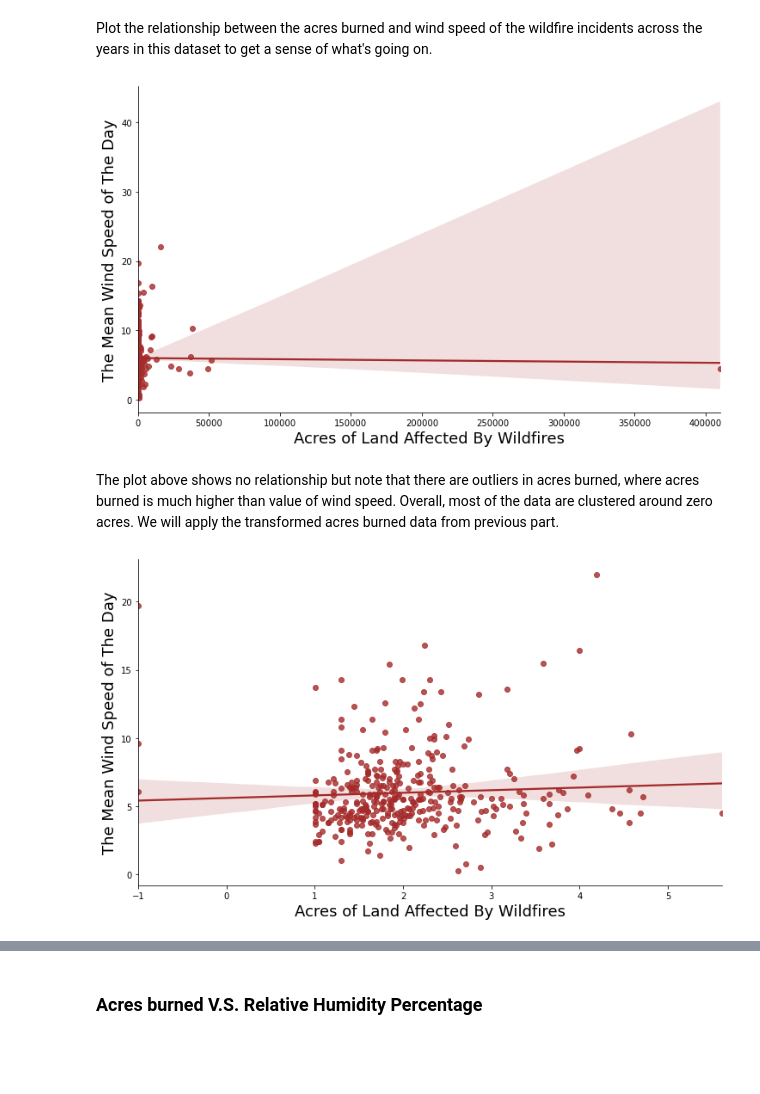
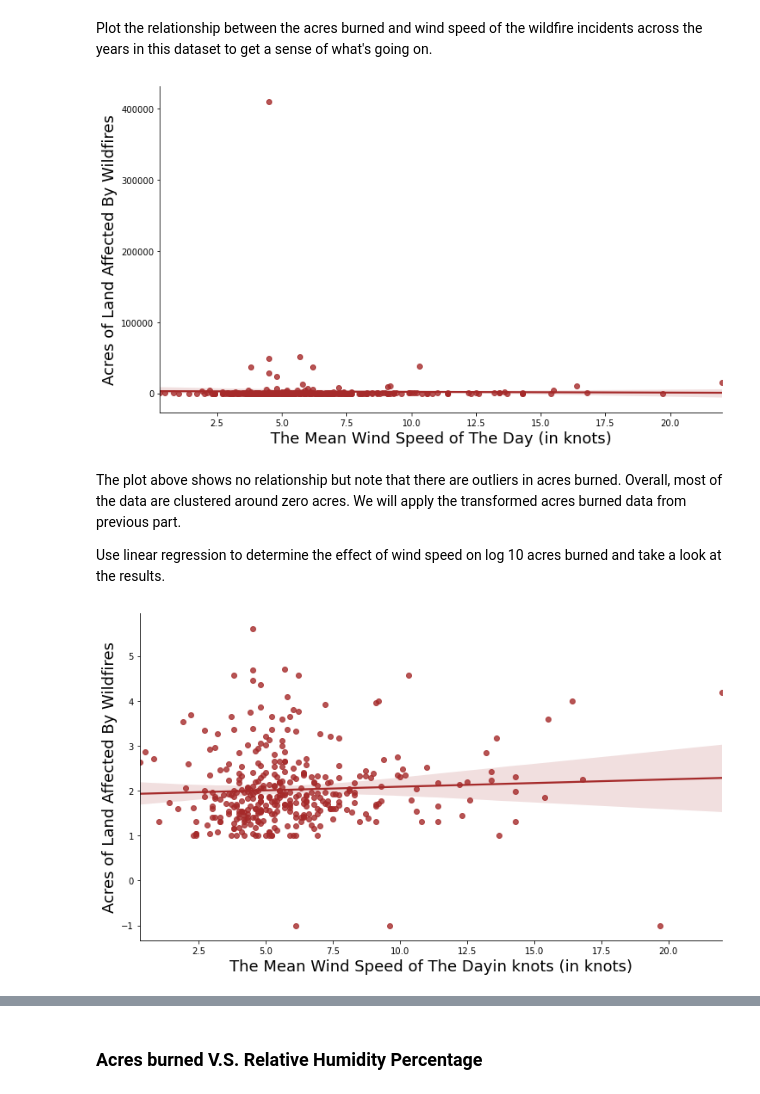
Before and after one commit to vikizzz/Analysis-on-the-Scale-of-Wildfire-Incident-in-California, a Jupyter notebook: EDACheckpoint_group010.ipynb, the cells around one changed output, grey strips where cells are left out. Cells and saved outputs as stored; diff of their text form; code cells hidden in the pictures; blank space fills up the shorter version.

```diff
--- a/EDACheckpoint_group010.ipynb
+++ b/EDACheckpoint_group010.ipynb
@@ -508,35 +508,37 @@ Therefore, we conclude that there is not a significant relationship between the
 Plot the relationship between the acres burned and wind speed of the wildfire incidents across the years in this dataset to get a sense of what's going on.
 # %%
 # Relationship between the arces burned and temperatures of wildfire incidents
-sns.lmplot(x = 'AcresBurned',
-           y = 'WindSpd',
+sns.lmplot(y = 'AcresBurned',
+           x = 'WindSpd',
            data = df,
            fit_reg = True,
            height = 6,
            aspect = 1.7,
            line_kws={'color': 'brown'},
            scatter_kws={'color': 'brown'})
-plt.xlabel('Acres of Land Affected By Wildfires', size=18)
-plt.ylabel('The Mean Wind Speed of The Day', size=18)
+plt.ylabel('Acres of Land Affected By Wildfires', size=18)
+plt.xlabel('The Mean Wind Speed of The Day (in knots)', size=18)
 plt.title('');
 # %% [output]
-[figure, old version]
+[figure, new version]
 # %% [markdown]
-The plot above shows no relationship but note that there are outliers in acres burned, where acres burned is much higher than value of wind speed. Overall, most of the data are clustered around zero acres. We will apply the transformed acres burned data from previous part.
+The plot above shows no relationship but note that there are outliers in acres burned. Overall, most of the data are clustered around zero acres. We will apply the transformed acres burned data from previous part.
+
+Use linear regression to determine the effect of wind speed on log 10 acres burned and take a look at the results.
 # %%
 # Relationship between the arces burned and temperatures of wildfire incidents
-sns.lmplot(x = 'AcresBurned_log10',
-           y = 'WindSpd',
+sns.lmplot(y = 'AcresBurned_log10',
+           x = 'WindSpd',
            data = df,
            fit_reg = True,
            height = 6,
            aspect = 1.7,
            line_kws={'color': 'brown'},
            scatter_kws={'color': 'brown'})
-plt.xlabel('Acres of Land Affected By Wildfires', size=18)
-plt.ylabel('The Mean Wind Speed of The Day', size=18)
+plt.ylabel('Acres of Land Affected By Wildfires', size=18)
+plt.xlabel('The Mean Wind Speed of The Dayin knots (in knots)', size=18)
 plt.title('');
 # %% [output]
-[figure, old version]
+[figure, new version]
 # %%
 # carry out linear regression
```
Also changed, not shown: parts of 14 cells of this notebook.
